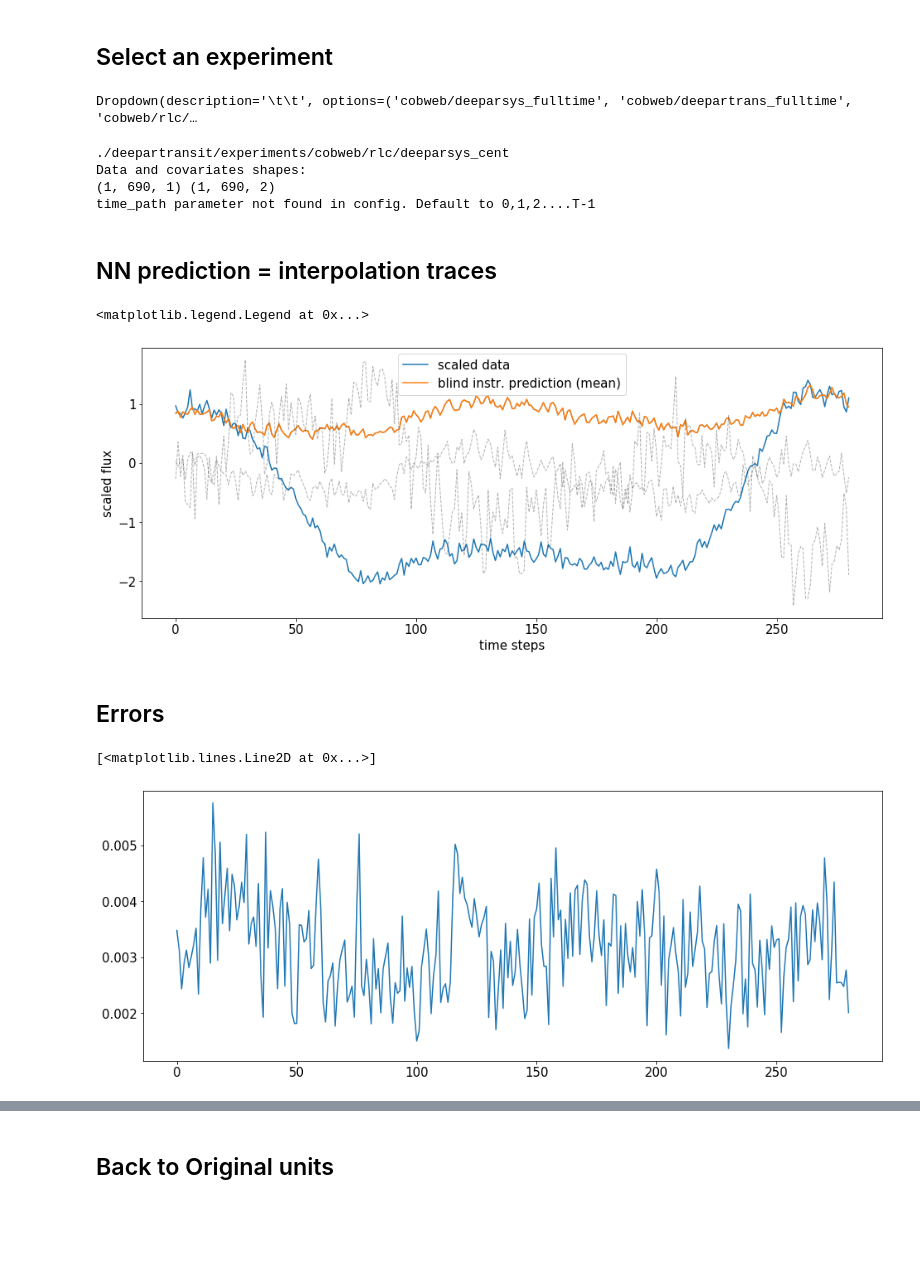
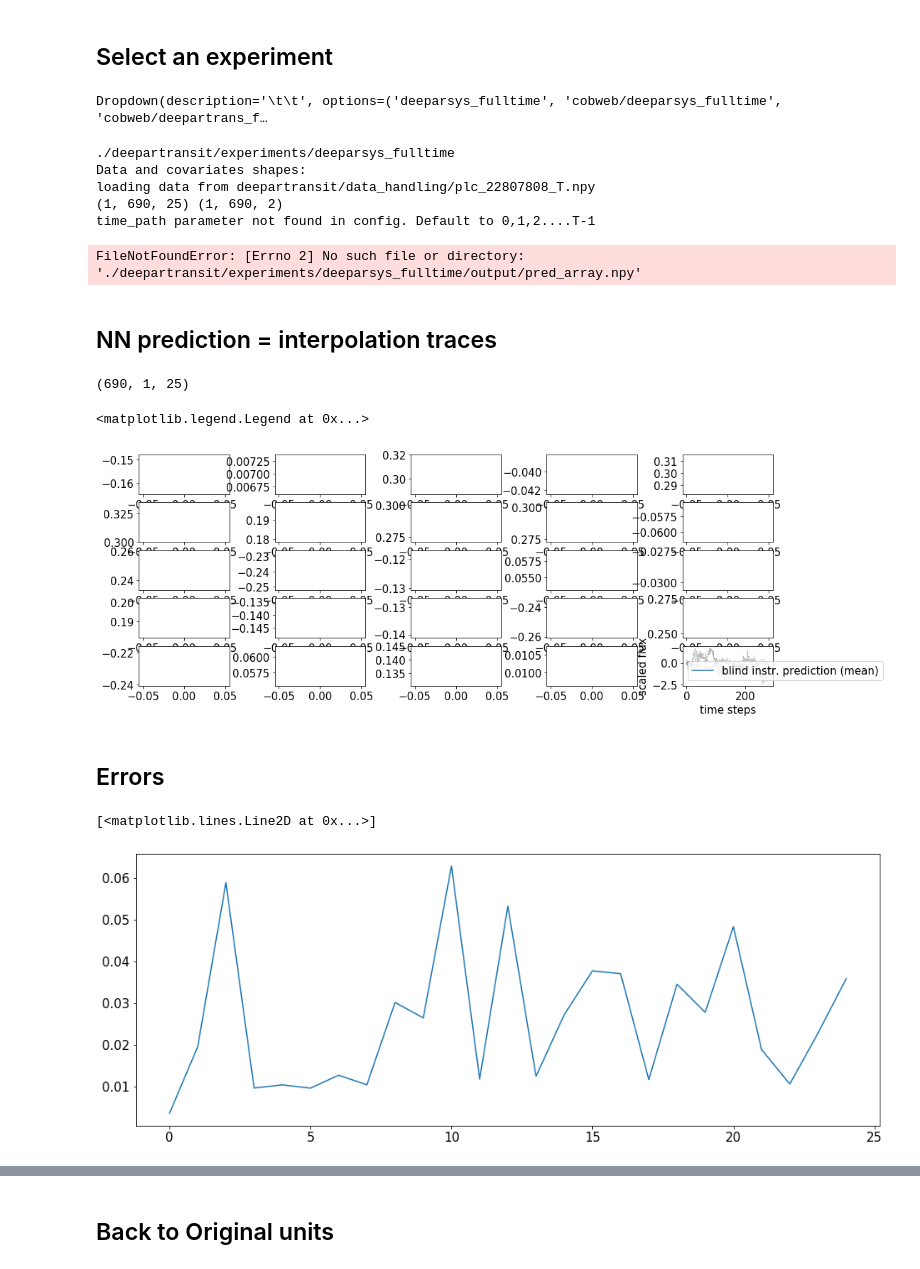
Before and after one commit to ucl-exoplanets/deepARTransit, a Jupyter notebook: deepartransit/notebooks/00_fitting_predictions.ipynb, the cells around one changed output, grey strips where cells are left out. Drawn from its saved outputs; the diff is of its cells as text; code cells hidden in the pictures; blank space fills up the shorter version.

```diff
--- a/deepartransit/notebooks/00_fitting_predictions.ipynb
+++ b/deepartransit/notebooks/00_fitting_predictions.ipynb
@@ -29,7 +29,8 @@ project_button = widgets.Dropdown(
 # Experiment selection widget
 
 experiment_button = widgets.Dropdown(
-    options=[os.path.join('cobweb', 'deeparsys_fulltime'),
+    options=[os.path.join('deeparsys_fulltime'),
+             os.path.join('cobweb', 'deeparsys_fulltime'),
              os.path.join('cobweb', 'deepartrans_fulltime'),
              os.path.join('cobweb', 'rlc', 'deeparsys_nocov'),
              os.path.join('cobweb', 'rlc', 'deeparsys_cent'),
@@ -56,7 +57,7 @@ project_button
 # %%
 experiment_button
 # %% [output]
-Dropdown(description='\t\t', options=('cobweb/deeparsys_fulltime', 'cobweb/deepartrans_fulltime', 'cobweb/rlc/…
+Dropdown(description='\t\t', options=('deeparsys_fulltime', 'cobweb/deeparsys_fulltime', 'cobweb/deepartrans_f…
 # %%
 
 # Loading the data
@@ -71,40 +72,46 @@ config_file = get_config_file(experiment_dir)
 config = process_config(config_file)
 print('Data and covariates shapes:')
 data = data_generator.DataGenerator(config)
-width = int(np.sqrt(data.Z.shape[0]))
+width = int(np.sqrt(data.Z.shape[-1]))
 
-traces_array = np.load(os.path.join(project_dir, config.output_dir, 'pred_array.npy'))
+traces_array = np.load(os.path.join(project_dir, config.output_dir, 'pred_array.npy')) #pred_array.npy
 pred_instr = traces_array.mean(axis=(0))
 length_pred = pred_instr.shape[1]
 plc_trans = data.Z[:, config.pretrans_length:config.pretrans_length+config.trans_length+1]
 # %% [output]
-./deepartransit/experiments/cobweb/rlc/deeparsys_cent
+./deepartransit/experiments/deeparsys_fulltime
 Data and covariates shapes:
-(1, 690, 1) (1, 690, 2)
+loading data from deepartransit/data_handling/plc_22807808_T.npy
+(1, 690, 25) (1, 690, 2)
 time_path parameter not found in config. Default to 0,1,2....T-1
+FileNotFoundError: [Errno 2] No such file or directory: './deepartransit/experiments/deeparsys_fulltime/output/pred_array.npy'
 # %% [markdown]
 ## NN prediction = interpolation traces
+# %%
+traces_array.shape
+# %% [output]
+(690, 1, 25)
 # %%
-grid = plotting.plot_mozaic(plc_trans.T.reshape(-1, width, width), label='scaled data')
-for trace in range(len(traces_array)):
-    plotting.plot_mozaic(np.expand_dims(traces_array[trace].T.reshape(-1, width, width), -1),
-                         grid=grid, color='grey', linestyle='dashed', linewidth=1, alpha=0.3)
-plotting.plot_mozaic(pred_instr.T.reshape(-1, width, width), grid=grid, label='blind instr. prediction (mean)')
+#grid = plotting.plot_mozaic(plc_trans.reshape(-1, width, width), label='scaled data')
+#for trace in range(len(traces_array)):
+#    plotting.plot_mozaic(np.expand_dims(traces_array[trace].T.reshape(-1, width, width), -1),
+#                         grid=grid, color='grey', linestyle='dashed', linewidth=1, alpha=0.3)
+plotting.plot_mozaic(pred_instr.reshape(-1, width, width), grid=grid, label='blind instr. prediction (mean)')
 plt.plot(data.X[0, config.pretrans_length:config.pretrans_length+config.trans_length+1],
         color='black', linestyle='dashed', linewidth=1, alpha=0.3)
 plt.xlabel('time steps')
 plt.ylabel('scaled flux')
 plt.legend()
 # %% [output]
 <matplotlib.legend.Legend at 0x...>
-[figure, old version]
+[figure, new version]
 # %% [markdown]
 ## Errors
 # %%
 plt.plot(traces_array.std(axis=0).flatten())
 # %% [output]
 [<matplotlib.lines.Line2D at 0x...>]
-[figure, old version]
+[figure, new version]
 # %%
 for trace in range(len(traces_array)):
     plotting.plot_mozaic(np.expand_dims(traces_array[trace].T.reshape(-1, width, width), -1),
```
Also changed, not shown: parts of 1 cell of this notebook, 3 other files.
